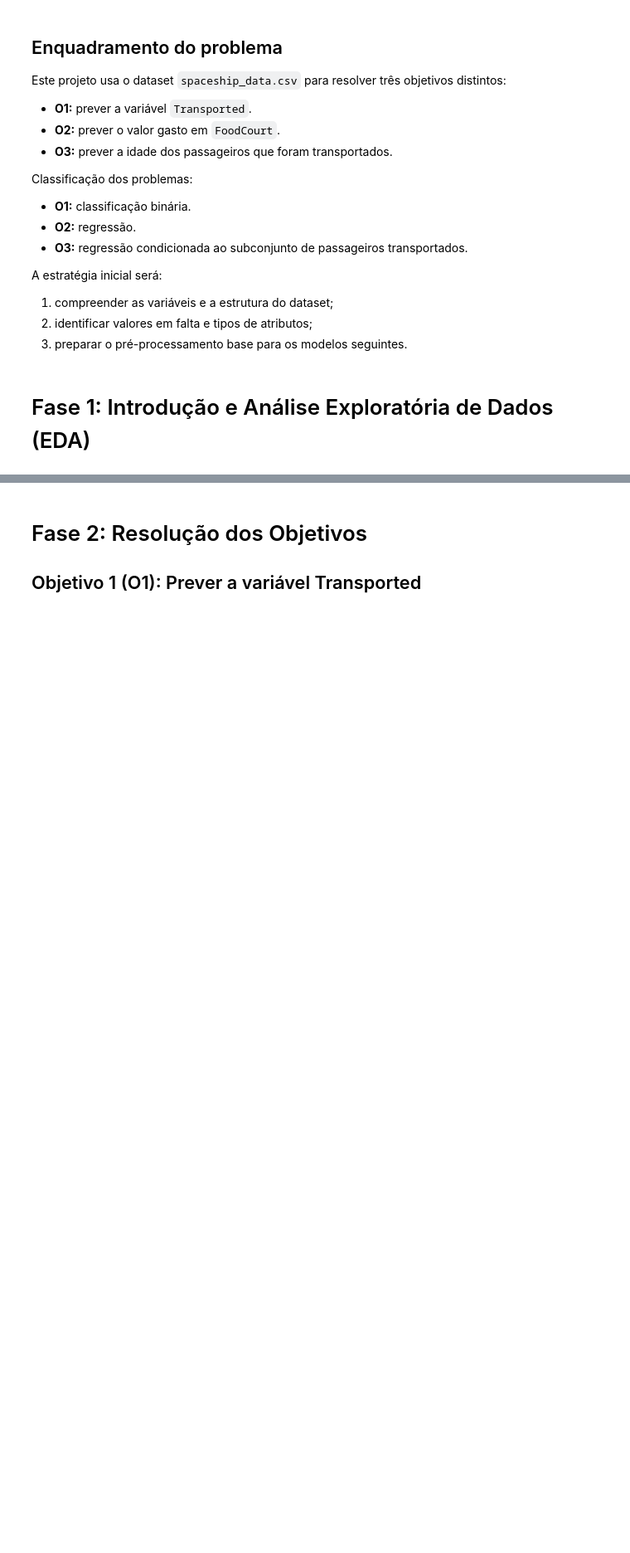
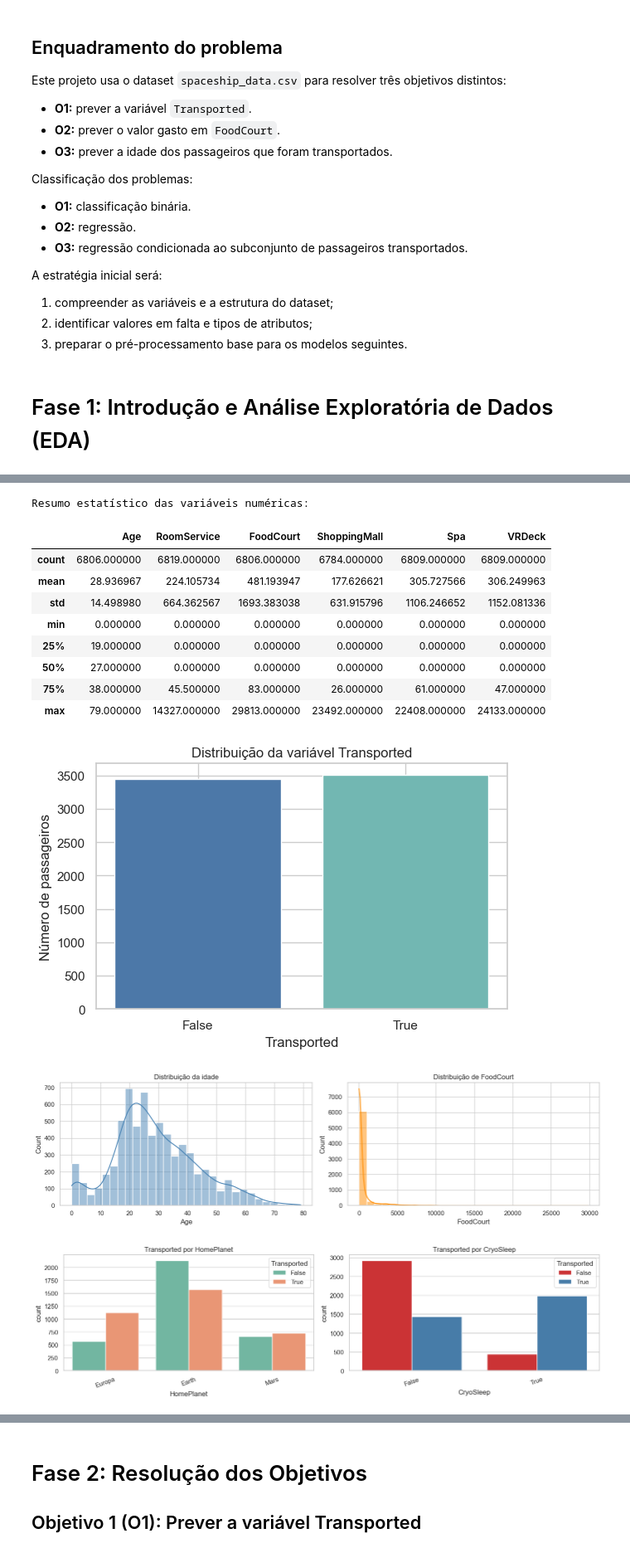
Before and after one commit to SimaoAlexandre/SimaoAlexandre, a Jupyter notebook: Projeto_IAA.ipynb, the cells around one changed output, grey strips where cells are left out. Shown at 83% size. Saved outputs shown, nothing was run; the diff lists cells and outputs as text; code cells hidden in the pictures; blank space fills up the shorter version.

```diff
--- a/Projeto_IAA.ipynb
+++ b/Projeto_IAA.ipynb
@@ -60,0 +86,57 @@ df.info()
+# %%
+# Visão geral do dataset
+print(f"Dimensão do dataset: {df.shape[0]} linhas e {df.shape[1]} colunas")
+print("\nColunas:")
+print(df.columns.tolist())
+
+# Valores em falta por coluna
+missing_values = df.isna().sum().sort_values(ascending=False)
+missing_pct = (missing_values / len(df) * 100).round(2)
+missing_table = pd.DataFrame({
+    'missing_values': missing_values,
+    'missing_pct': missing_pct
+})
+missing_table = missing_table[missing_table['missing_values'] > 0]
+print("\nValores em falta por coluna:")
+display(missing_table)
+
+# Resumo estatístico das variáveis numéricas
+print("\nResumo estatístico das variáveis numéricas:")
+display(df.describe())
+
+# Distribuição da variável alvo do O1
+transported_counts = df['Transported'].value_counts().sort_index()
+plt.figure(figsize=(6, 4))
+plt.bar(transported_counts.index.astype(str), transported_counts.values, color=['#4c78a8', '#72b7b2'])
+plt.title('Distribuição da variável Transported')
+plt.xlabel('Transported')
+plt.ylabel('Número de passageiros')
+plt.tight_layout()
+plt.show()
+
+# Distribuição de algumas variáveis numéricas importantes
+fig, axes = plt.subplots(1, 2, figsize=(14, 4))
+sns.histplot(df['Age'], kde=True, bins=30, ax=axes[0], color='steelblue')
+axes[0].set_title('Distribuição da idade')
+axes[0].set_xlabel('Age')
+
+sns.histplot(df['FoodCourt'], kde=True, bins=30, ax=axes[1], color='darkorange')
+axes[1].set_title('Distribuição de FoodCourt')
+axes[1].set_xlabel('FoodCourt')
+
+plt.tight_layout()
+plt.show()
+
+# Relação simples entre Transported e algumas variáveis categóricas
+fig, axes = plt.subplots(1, 2, figsize=(14, 4))
+sns.countplot(data=df, x='HomePlanet', hue='Transported', ax=axes[0], palette='Set2')
+axes[0].set_title('Transported por HomePlanet')
+axes[0].tick_params(axis='x', rotation=20)
+
+sns.countplot(data=df, x='CryoSleep', hue='Transported', ax=axes[1], palette='Set1')
+axes[1].set_title('Transported por CryoSleep')
+axes[1].tick_params(axis='x', rotation=20)
+
+plt.tight_layout()
+plt.show()
+# %% [output]
@@ -60,0 +162,13 @@ df.info()
+Resumo estatístico das variáveis numéricas:
+|  | Age | RoomService | FoodCourt | ShoppingMall | Spa | VRDeck |
+| count | 6806.000000 | 6819.000000 | 6806.000000 | 6784.000000 | 6809.000000 | 6809.000000 |
+| mean | 28.936967 | 224.105734 | 481.193947 | 177.626621 | 305.727566 | 306.249963 |
+| std | 14.498980 | 664.362567 | 1693.383038 | 631.915796 | 1106.246652 | 1152.081336 |
+| min | 0.000000 | 0.000000 | 0.000000 | 0.000000 | 0.000000 | 0.000000 |
+| 25% | 19.000000 | 0.000000 | 0.000000 | 0.000000 | 0.000000 | 0.000000 |
+| 50% | 27.000000 | 0.000000 | 0.000000 | 0.000000 | 0.000000 | 0.000000 |
+| 75% | 38.000000 | 45.500000 | 83.000000 | 26.000000 | 61.000000 | 47.000000 |
+| max | 79.000000 | 14327.000000 | 29813.000000 | 23492.000000 | 22408.000000 | 24133.000000 |
+[figure, added]
+[figure, added]
+[figure, added]
```
Also changed, not shown: parts of 4 cells of this notebook, 1 other file.
